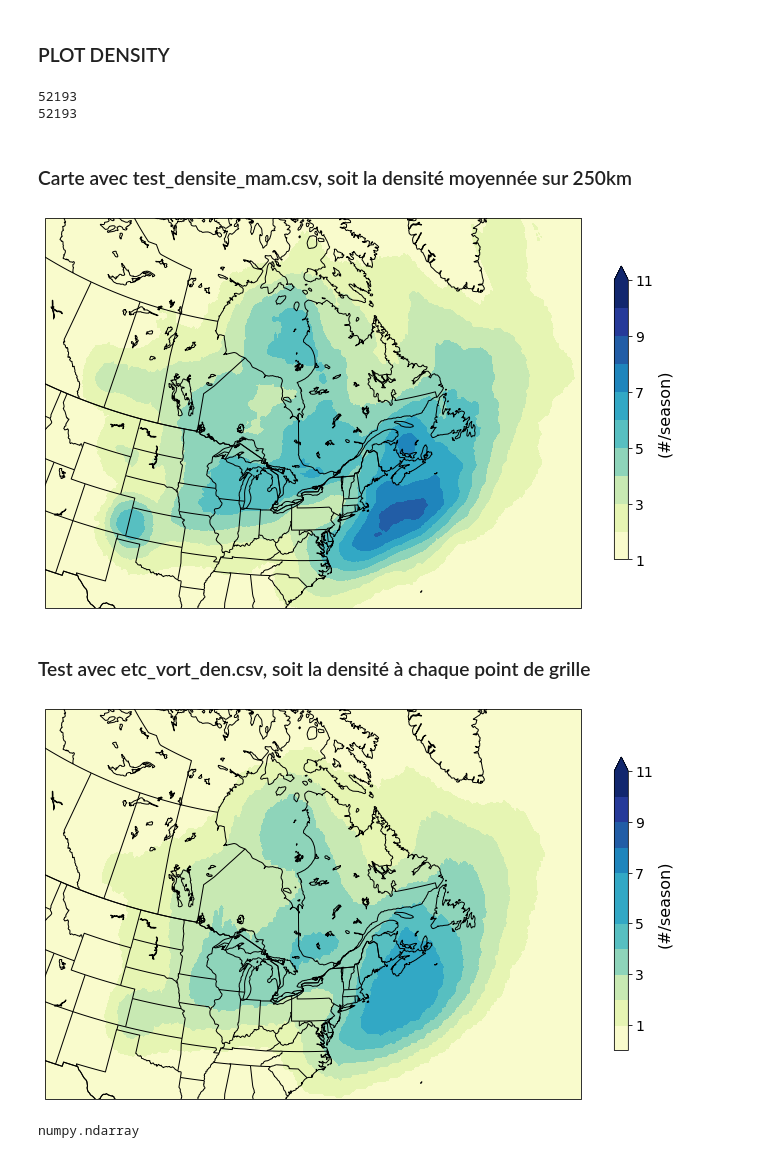
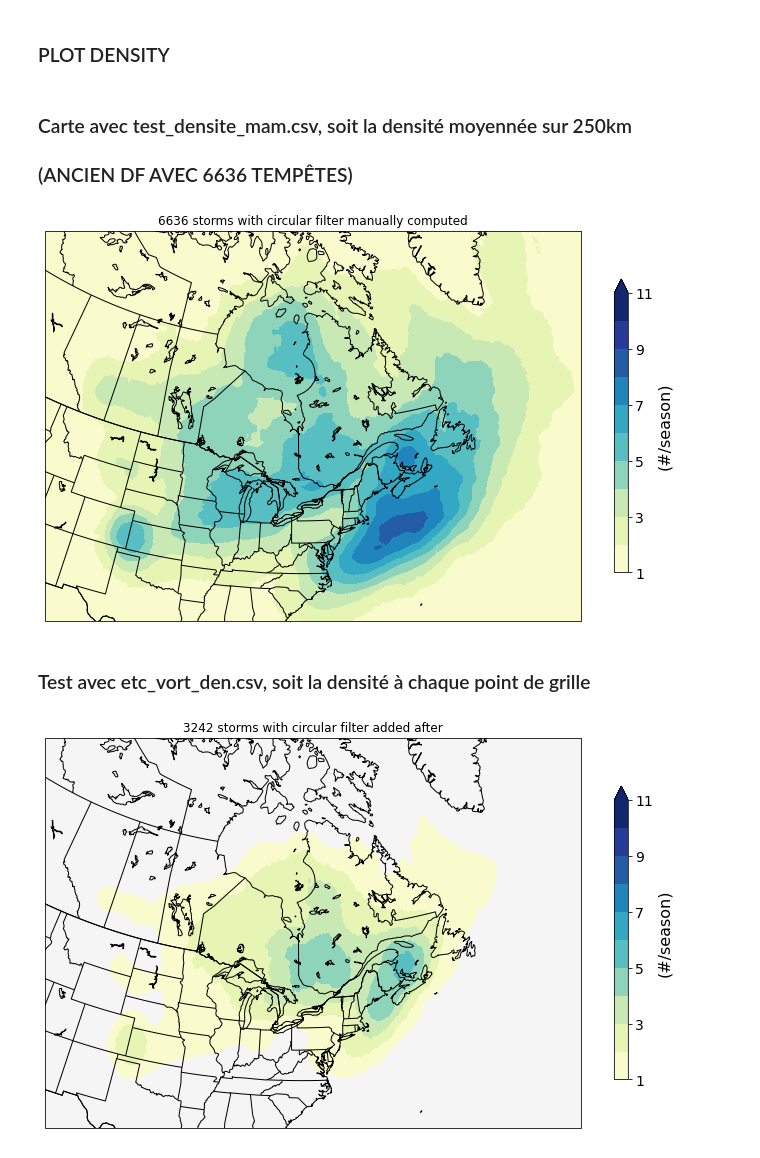
Before and after one commit to maxinecloutierg/ERA5_Storm_Track, a Jupyter notebook: jupyter/etc_maps.ipynb, the cells around one changed output. Cells and saved outputs as stored; diff of their text form; code cells hidden in the pictures.

Commit message:
Test with new filtered ETC

```diff
--- a/jupyter/etc_maps.ipynb
+++ b/jupyter/etc_maps.ipynb
@@ -129,17 +170,3 @@ son = pd.read_csv('/pampa/cloutier/test_son_density.csv')
-# %%
-# print('min lat = ', df['lat'].min())
-# print('max lat = ', df['lat'].max())
-# print('min lon = ', df['lon'].min())
-# print('max lon = ', df['lon'].max())
-
-#son = son.groupby(['lat', 'lon'])['avg_per_season'].mean().reset_index()
-#print(son)
-
-dup = pd.read_csv('/pampa/cloutier/test_son_density.csv')
-nodup = dup.drop_duplicates()
-# %% [output]
-52193
-52193
 # %%
 # color palette
 
@@ -156,7 +183,9 @@ nodup = dup.drop_duplicates()
 # 11 +    : 041D5D
 # %% [markdown]
 ### Carte avec test_densite_mam.csv, soit la densité moyennée sur 250km
+### (ANCIEN DF AVEC 6636 TEMPÊTES)
 # %%
+## ANCIEN PLOT AVEC LES 6636 TEMPÊTES
 import pandas as pd
 import matplotlib.pyplot as plt
 import cartopy.crs as ccrs
@@ -224,13 +253,15 @@ cbar.set_label(label='(#/season)', size=16)
 cbar.ax.tick_params(labelsize=14)
 
 # Finally, display the map
+plt.title('6636 storms with circular filter manually computed')
 plt.show()
 #plt.savefig('/pampa/cloutier/density_map_test_mam.png')
 # %% [output]
-[figure, old version]
+[figure, new version]
 # %% [markdown]
 ### Test avec etc_vort_den.csv, soit la densité à chaque point de grille
 # %%
+# AVEC LES 3242 TEMPÊTES
 import pandas as pd
 import matplotlib.pyplot as plt
 import cartopy.crs as ccrs
@@ -239,10 +270,12 @@ from cartopy.feature import NaturalEarthFeature
 from scipy.interpolate import griddata
 import numpy as np
 from matplotlib.colors import ListedColormap
-from scipy.ndimage import gaussian_filter1d
+from scipy.ndimage import gaussian_filter
+from scipy.ndimage import uniform_filter
+from scipy.ndimage import convolve
 
-# Load the CSV file
-data = pd.read_csv('/pampa/cloutier/etc24_vort_den_v2.csv')
+# Load the CSV file avec la densité à chaque point de grille
+data = pd.read_csv('/pampa/cloutier/etc24_den.csv')
 data = data.loc[data.season=='MAM']
 
 # Extract the necessary columns
@@ -254,15 +287,16 @@ storms = data['storm_count']
 grid_x, grid_y = np.mgrid[lon.min():lon.max():0.25, lat.min():lat.max():0.25]
 
 # Perform nearest neighbor interpolation
-storms_interp = griddata((lon, lat), storms, (grid_x, grid_y), method='nearest')
+storms_interp = griddata((lon, lat), storms, (grid_x, grid_y),method='nearest')
 
 # Create a figure and axes for the map
 fig, ax = plt.subplots(figsize=(12, 9), subplot_kw={'projection': ccrs.LambertConformal(
     central_longitude=-80, central_latitude=51)})
 
+
 # Add map features
-ax.add_feature(cfeature.LAND)
-ax.add_feature(cfeature.OCEAN)
+ax.add_feature(cfeature.LAND,facecolor='whitesmoke')
+ax.add_feature(cfeature.OCEAN, facecolor='whitesmoke')
 ax.add_feature(cfeature.COASTLINE)
 ax.add_feature(cfeature.BORDERS, edgecolor='black')
 ax.add_feature(NaturalEarthFeature(category='cultural', name='admin_0_boundary_lines_land',
@@ -279,39 +313,55 @@ ax.add_feature(filtered_lakes, edgecolor='black', facecolor='none')
 # Plot the filled contours with custom colorbar
 color_list = ['#F9FBCC', '#E6F5B3', '#C8E9B3', '#8ED4BA', '#57BFC1',
               '#32A8C5', '#1F85BC', '#225DA6', '#263A99', '#12276E']
 cmap = ListedColormap(color_list)
-levels = np.arange(0, 12)  # Values from 1 to 11
-
+levels = np.arange(1, 12)  # Values from 1 to 11
 
 # Apply Gaussian filter with a 250km radius
 # knowing that 1° = 111km approx, 250 km is about 2.25°
 # which is 2.25 / 0.25 = approx. 9 grid points
+
 sigma = 9 # Adjust the sigma value based on your desired level of smoothing
-storms_smoothed = gaussian_filter(storms_interp, sigma=sigma)
+#storms_smoothed = gaussian_filter(storms_interp, sigma=sigma)
+#storms_smoothed = uniform_filter(storms_interp, size=sigma)
+radius = 2
+def circular_kernel(radius):
+    y, x = np.ogrid[-radius: radius + 1, -radius: radius + 1]
+    mask = x**2 + y**2 <= radius**2
+    kernel = np.ones((2 * radius + 1, 2 * radius + 1))
+    kernel[~mask] = 0
+    return kernel
+
+def normalize_kernel(kernel):
+    return kernel / np.sum(kernel)
+
+def circular_uniform_filter(array, radius):
+    kernel = circular_kernel(radius)
+    normalized_kernel = normalize_kernel(kernel)
+    return convolve(array, normalized_kernel)
+
+radius = 9
+storms_circ = circular_uniform_filter(storms_interp, radius)
 
 # Plot the filled contours
-contour = ax.contourf(grid_x, grid_y, storms_smoothed, levels=levels,
+contour = ax.contourf(grid_x, grid_y, storms_circ, levels=levels,
                       extend='max', cmap=cmap, transform=ccrs.PlateCarree())
 
 # Add a colorbar for the legend
 # Set map boundaries and add a title
 lat_min = 31.7
 lat_max = 67.4
 lon_min = 249.5
 lon_max = 315
 ax.set_extent([lon_min, lon_max, lat_min, lat_max], crs=ccrs.PlateCarree())
 
 # Add a colorbar for the legend
 cbar = plt.colorbar(contour, ax=ax, orientation='vertical', shrink = 0.6, ticks=[1,3,5,7,9,11])
 cbar.set_label(label='(#/season)', size=16)
 cbar.ax.tick_params(labelsize=14)
 
 # Finally, display the map
+plt.title('3242 storms with circular filter added after')
 plt.show()
 #plt.savefig('/pampa/cloutier/density_map_test_mam.png')
 # %% [output]
-[figure, old version]
+[figure, new version]
-# %%
-type(storms_interp)
-# %% [output]
-numpy.ndarray
```
Also changed, not shown: parts of 8 cells of this notebook, 6 other files.
